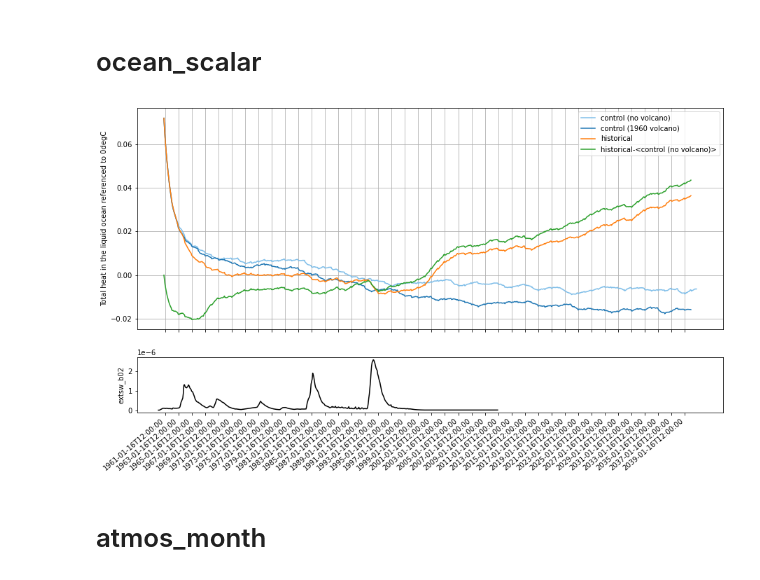
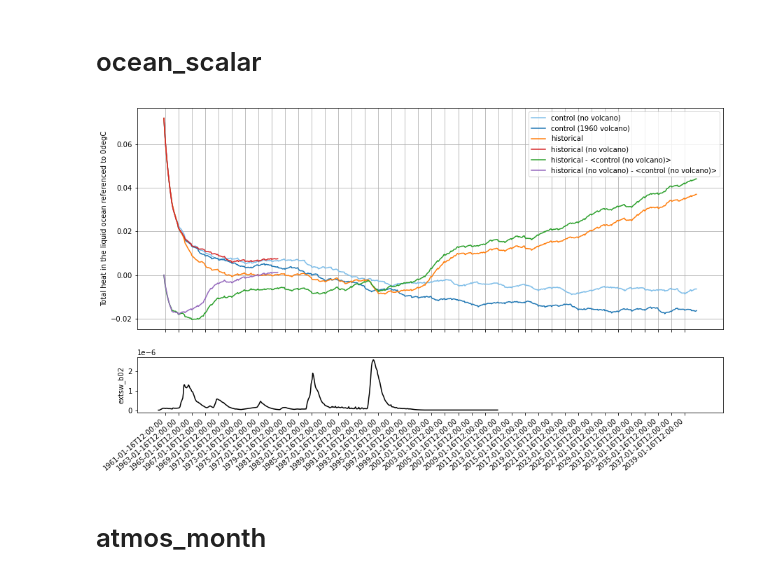
Before and after one commit to dougiesquire/cm-historical, a Jupyter notebook: notebooks/hist_mem001.ipynb, the cells around one changed output. Cells and saved outputs as stored; diff of their text form; code cells hidden in the pictures.

```diff
--- a/notebooks/hist_mem001.ipynb
+++ b/notebooks/hist_mem001.ipynb
@@ -14,10 +15,13 @@ ctrl_nvol_path = '/scratch/ux06/ds0092/CAFE/historical/WIP/c5-d60-pX-ctrl-196011
 
 forcing_path = '/scratch/ux06/ds0092/CAFE/historical/WIP/c5-d60-pX-hist-19601101/mem001/'
 # %%
-hist_files = sorted(glob.glob(f'{hist_path}ocean_scalar_*.nc'))[:-1] # Last year still writing
+hist_files = sorted(glob.glob(f'{hist_path}ocean_scalar_*.nc'))
 hist_ocean_scalar = xr.open_mfdataset(hist_files)
 
-ctrl_files = sorted(glob.glob(f'{ctrl_path}ocean_scalar_*.nc'))[:-1] # Last year still writing
+hist_nvol_files = sorted(glob.glob(f'{hist_nvol_path}ocean_scalar_*.nc'))[:-1] # Last year still writing
+hist_nvol_ocean_scalar = xr.open_mfdataset(hist_nvol_files)
+
+ctrl_files = sorted(glob.glob(f'{ctrl_path}ocean_scalar_*.nc'))
 ctrl_ocean_scalar = xr.open_mfdataset(ctrl_files)
 
 ctrl_nvol_files = sorted(glob.glob(f'{ctrl_nvol_path}ocean_scalar_*.nc'))
@@ -32,6 +36,7 @@ clim =  ctrl_nvol_ocean_scalar[variable].sel(time=clim_period).groupby('time.mon
 ctrl_ocean_scalar = ctrl_ocean_scalar[variable].groupby('time.month') - clim
 ctrl_nvol_ocean_scalar = ctrl_nvol_ocean_scalar[variable].groupby('time.month') - clim
 hist_ocean_scalar = hist_ocean_scalar[variable].groupby('time.month') - clim
+hist_nvol_ocean_scalar = hist_nvol_ocean_scalar[variable].groupby('time.month') - clim
 # %%
 fig, (ax0, ax1) = plt.subplots(2, 1, gridspec_kw={'height_ratios': [4, 1]}, figsize=(15,8))
 
@@ -54,35 +59,41 @@ ax0.plot([np.datetime64(t.strftime()) for t in ctrl_ocean_scalar.time.values],
 ax0.plot([np.datetime64(t.strftime()) for t in hist_ocean_scalar.time.values],
          hist_ocean_scalar,
          label='historical', color='C1', linestyle='-')
+ax0.plot([np.datetime64(t.strftime()) for t in hist_nvol_ocean_scalar.time.values],
+         hist_nvol_ocean_scalar,
+         label='historical (no volcano)', color='C3', linestyle='-')
 
 ctrl_nvol_ocean_scalar_smooth = ctrl_nvol_ocean_scalar.rolling(time=72, min_periods=1).mean('time')
 ax0.plot([np.datetime64(t.strftime()) for t in (hist_ocean_scalar-ctrl_nvol_ocean_scalar_smooth).time.values],
          hist_ocean_scalar-ctrl_nvol_ocean_scalar_smooth,
-         label='historical-<control (no volcano)>', color='C2', linestyle='-')
+         label='historical - <control (no volcano)>', color='C2', linestyle='-')
+ax0.plot([np.datetime64(t.strftime()) for t in (hist_nvol_ocean_scalar-ctrl_nvol_ocean_scalar_smooth).time.values],
+         hist_nvol_ocean_scalar-ctrl_nvol_ocean_scalar_smooth,
+         label='historical (no volcano) - <control (no volcano)>', color='C4', linestyle='-')
 
 ax0.legend()
 ax0.set_ylabel(variable_long_name);
 ax0.grid()
 xticks = [np.datetime64(t.strftime()) for t in ctrl_nvol_ocean_scalar.time.values[2::24]]
 ax0.set_xticks(xticks)
 ax0.set_xticklabels([])
 xlims = ax0.get_xlim()
 
 f = xr.open_dataset(f'{forcing_path}INPUT/extsw_data.nc')
 
 period = slice(str(ctrl_nvol_ocean_scalar.time[0].dt.year.values),
                str(ctrl_nvol_ocean_scalar.time[-1].dt.year.values))
 lev = 60
 
 lat_mean = f['extsw_b02'].sel(time=period).mean('lat')
 ax1.plot([np.datetime64(t.strftime()) for t in lat_mean.time.values],
         lat_mean.sel(pfull=lev, method='nearest'), color='k')
 ax1.set_xticks(xticks)
 ax1.set_xticklabels(xticks, rotation=40, ha='right');
 ax1.set_ylabel('extsw_b02');
 ax1.set_xlim(xlims);
 # %% [output]
-[figure, old version]
+[figure, new version]
 # %% [markdown]
 # atmos_month
 # %%
```
Also changed, not shown: parts of 9 cells of this notebook.
